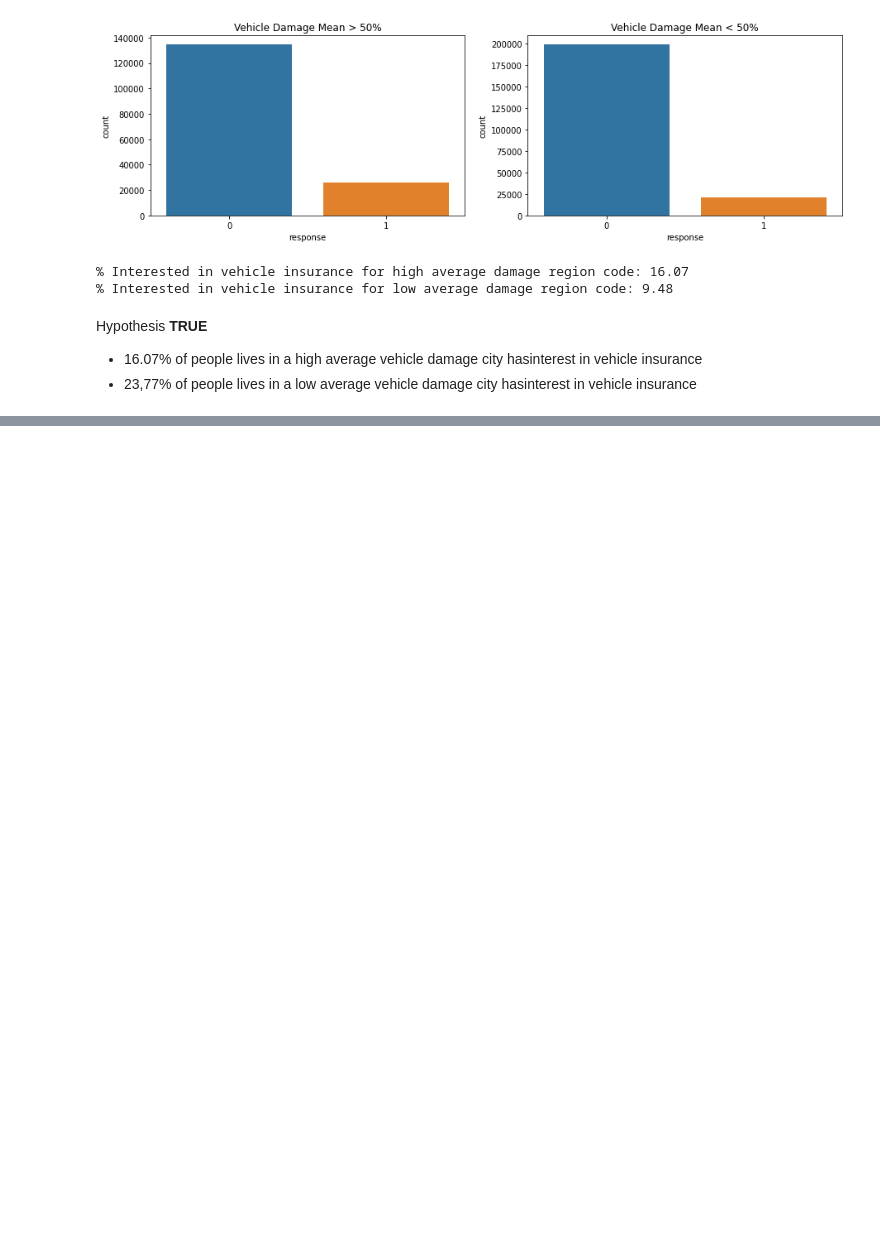
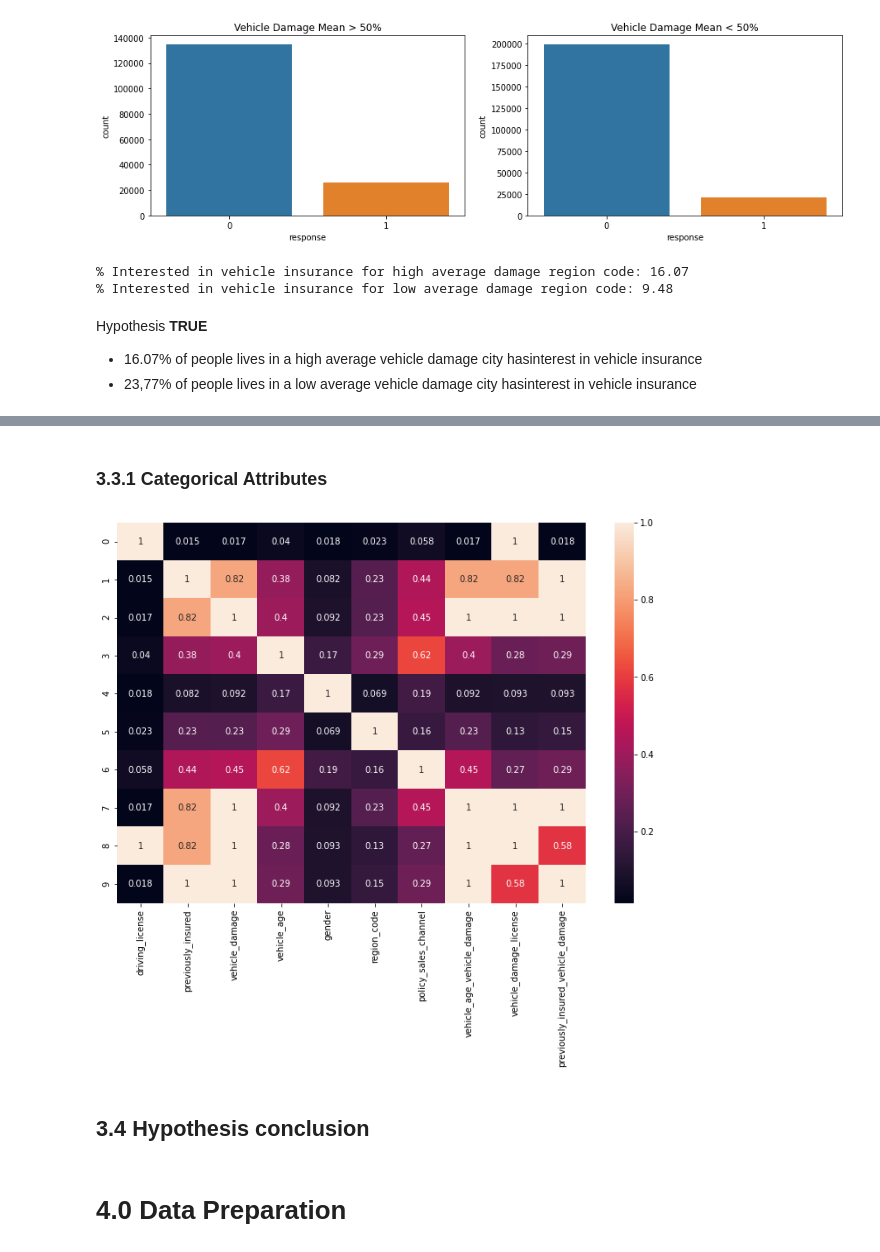
Before and after one commit to LessioGuilherme/pa004_health_insurance_cross_sell, a Jupyter notebook: pa004_health_insurance_cross_sell_sprint03.ipynb, the cells around one changed output, grey strips where cells are left out. Saved outputs shown, nothing was run; the diff lists cells and outputs as text; code cells hidden in the pictures; blank space fills up the shorter version.

```diff
--- a/pa004_health_insurance_cross_sell_sprint03.ipynb
+++ b/pa004_health_insurance_cross_sell_sprint03.ipynb
@@ -31,3 +22,42 @@ def create_connection_database(host_name, port_num, database_name, user_name, pa
+# %%
+def create_connection_database(host_name, port_num, database_name, user_name, password_name):
+    connection = None
+    connection = psycopg2.connect(
+                        host = host_name,
+                        port = port_num,
+                        database = database_name,
+                        user = user_name,
+                        password = password_name)
+    return connection
+
+def cramer_v(x,y):
+    cm = pd.crosstab(x,y).values
+    n = cm.sum()
+    r,k = cm.shape
+
+    chi2 = ss.chi2_contingency(cm)[0]
+    chi2corr = max(0,chi2 - (k-1)*(r-1)/(n-1))
+
+    kcorr=k - (k-1)**2/(n-1)
+    rcorr=r - (r-1)**2/(n-1)
+
+    v = np.sqrt( (chi2corr/n) / (min (kcorr-1,rcorr-1)))
+    return v
+
+def corr_cramer_v(categorical_attributes):
+    cat_attributes_list = categorical_attributes.columns.tolist()
+
+    corr_dict={}
+
+    for i in range(len(cat_attributes_list)):
+        corr_list=[]
+        for j in range(len(cat_attributes_list)):
+            ref=cat_attributes_list[i]
+            feat=cat_attributes_list[j]
+            corr = cramer_v(categorical_attributes[ref],categorical_attributes[feat])
+            corr_list.append(corr)
+        corr_dict[ref]= corr_list
+    return corr_dict
 # %% [markdown]
 ## 0.2 Loading Data
 # %%
@@ -911,0 +951,11 @@ Hypothesis **TRUE**
+# %% [markdown]
+### 3.3.1 Categorical Attributes
+# %%
+fig = plt.subplots(figsize = (12,8))
+sns.heatmap(pd.DataFrame(corr_cramer_v(cat_attributes)), annot=True);
+# %% [output]
+[figure, added]
+# %% [markdown]
+## 3.4 Hypothesis conclusion
+# %% [markdown]
+# 4.0 Data Preparation
```
Also changed, not shown: parts of 6 cells of this notebook.
